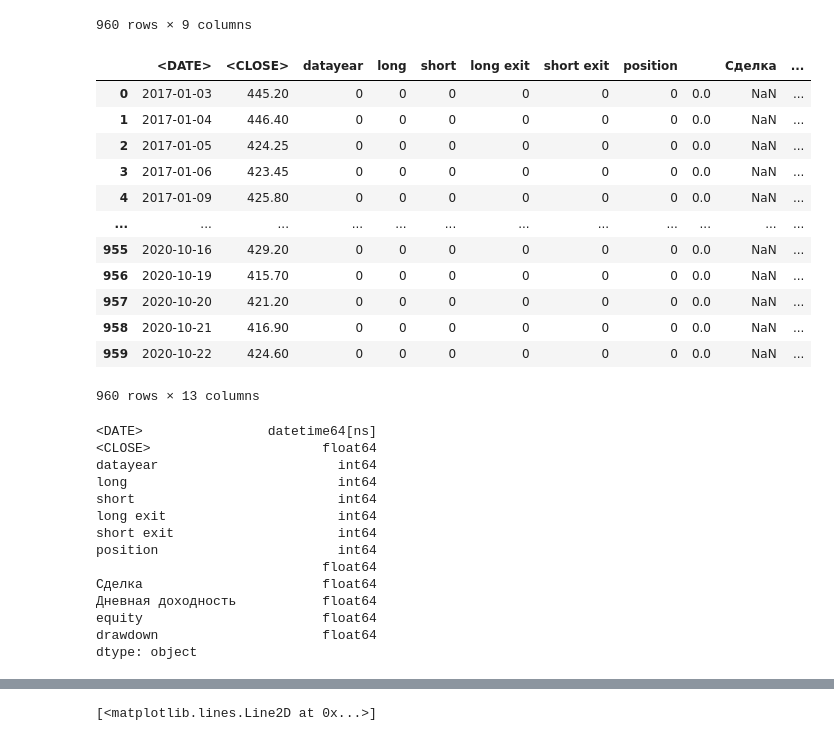
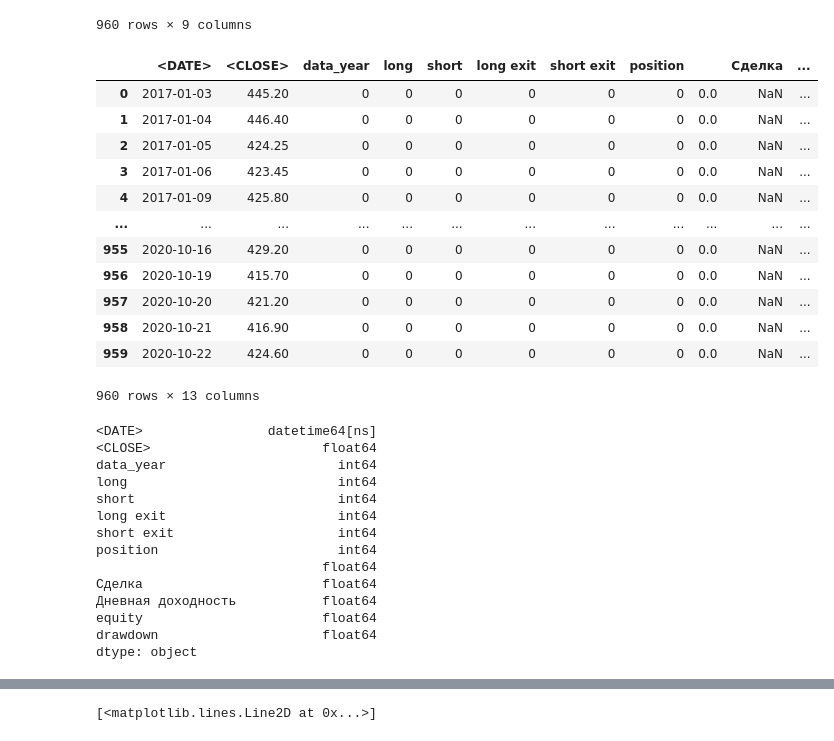
Before and after one commit to Danis2019/DanisRushanStudio1, a Jupyter notebook: DanRush11.ipynb, the cells around one changed output, grey strips where cells are left out. Drawn from its saved outputs; the diff is of its cells as text; code cells hidden in the pictures.

```diff
--- a/DanRush11.ipynb
+++ b/DanRush11.ipynb
@@ -24,33 +24,33 @@ data
 # %%
 #Избавляемся от ненужных столбцов
 data.drop('<OPEN>', axis = 1, inplace = True)
 data.drop('<HIGH>', axis = 1, inplace = True)
 data.drop('<LOW>', axis = 1, inplace = True)
 data.drop('<VOL>', axis = 1, inplace = True)
 data.drop('<PER>', axis = 1, inplace = True)
 data.drop('<TICKER>', axis = 1, inplace = True)
 data.drop('<TIME>', axis = 1, inplace = True)
 #Добавляем нужные нам столбцы
-data['datayear'] = 0
+data['data_year'] = 0
 data['long'] = 0
 data['short'] = 0
 data['long exit'] = 0
 data['short exit'] = 0
 data['position'] = 0
 data[''] = 0
 data[''] = data[''].astype('float64') #Этот стобец требуется нам в типе float
 data['Сделка'] = np.nan
 data['Дневная доходность'] = 0
 data['Дневная доходность'] = data['Дневная доходность'].astype('float64')
 data['equity'] = 0
 data['equity'] = data['equity'].astype('float64')
 data['drawdown'] = 0
 data['drawdown'] = data['drawdown'].astype('float64')
 data['<DATE>'] = data['<DATE>'].astype('str')
 data['<DATE>'] = pd.to_datetime(data['<DATE>']) #Так же не лишним будет изменить тип данных столбца <DATE>
 data
 # %% [output]
-|  | <DATE> | <CLOSE> | datayear | long | short | long exit | short exit | position |  | Сделка | ... |
+|  | <DATE> | <CLOSE> | data_year | long | short | long exit | short exit | position |  | Сделка | ... |
 | 0 | 2017-01-03 | 445.20 | 0 | 0 | 0 | 0 | 0 | 0 | 0.0 | NaN | ... |
 | 1 | 2017-01-04 | 446.40 | 0 | 0 | 0 | 0 | 0 | 0 | 0.0 | NaN | ... |
 | 2 | 2017-01-05 | 424.25 | 0 | 0 | 0 | 0 | 0 | 0 | 0.0 | NaN | ... |
@@ -68,7 +68,7 @@ data.dtypes#Проверим типы данных в столбцах
 # %% [output]
 <DATE>                datetime64[ns]
 <CLOSE>                      float64
-datayear                       int64
+data_year                      int64
 long                           int64
 short                          int64
 long exit                      int64
```
Also changed, not shown: parts of 4 cells of this notebook.
